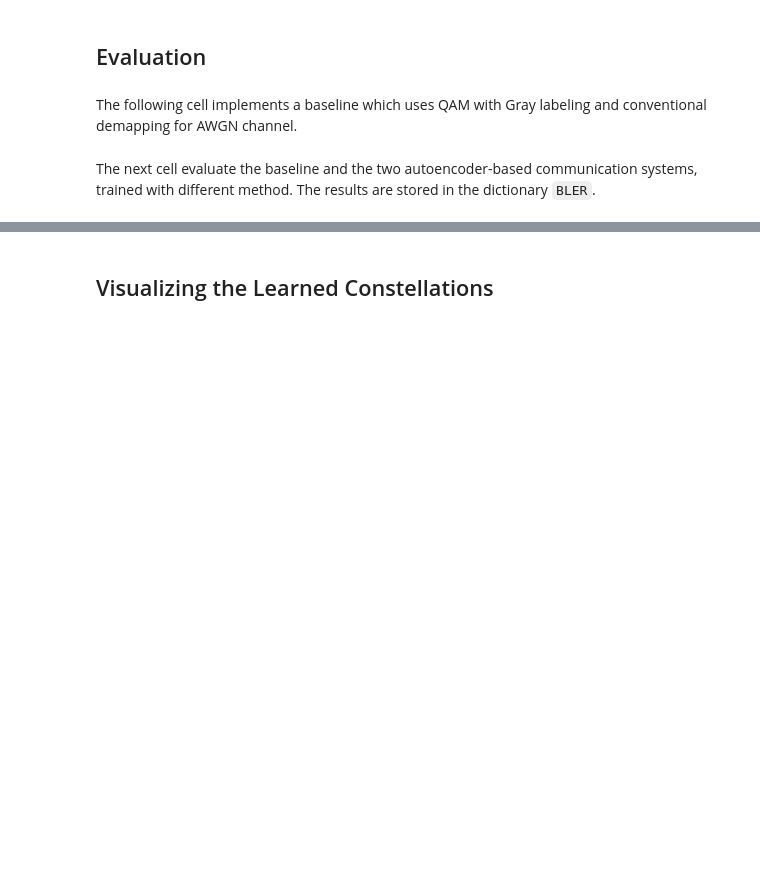
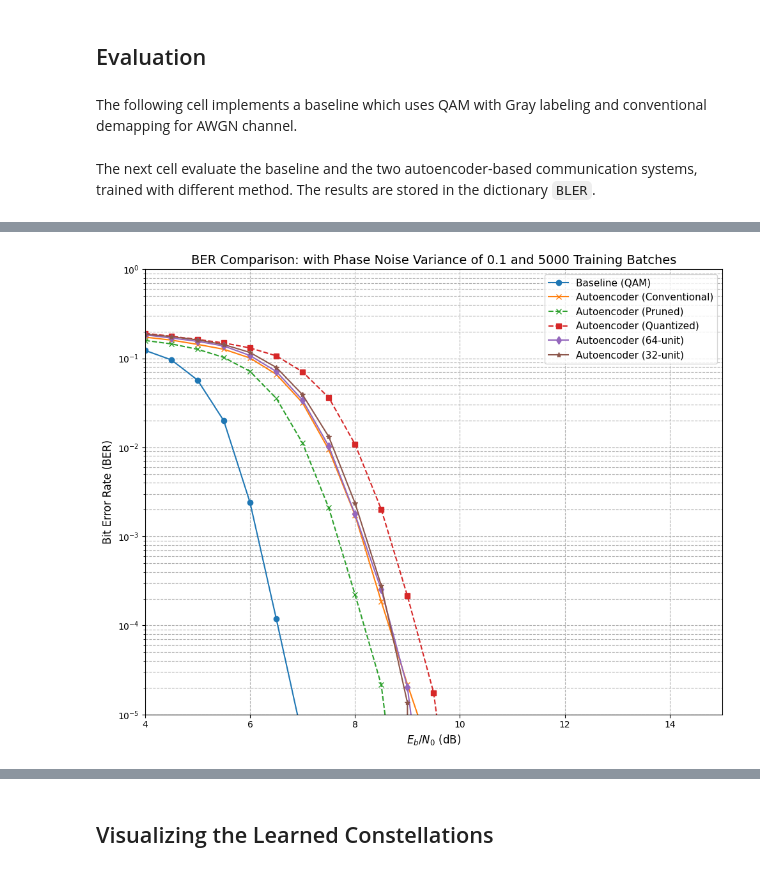
Before and after one commit to Joboreh97/Codes-that-function, a Jupyter notebook: tutorials/phy/phasenoise0.316stddev_5000batches.ipynb, the cells around one changed output, grey strips where cells are left out. Drawn from its saved outputs; the diff is of its cells as text; code cells hidden in the pictures; blank space fills up the shorter version.

```diff
--- a/tutorials/phy/phasenoise0.316stddev_5000batches.ipynb
+++ b/tutorials/phy/phasenoise0.316stddev_5000batches.ipynb
@@ -981,34 +1071,36 @@ with open(results_filename, 'wb') as f:
 import matplotlib.pyplot as plt
 
 plt.figure(figsize=(10, 8))
 
 # Baseline (e.g., QAM)
 plt.semilogy(ebno_dbs, BER['baseline'], 'o-', color='C0', label='Baseline (QAM)')
 
 # Autoencoder (conventional training)
 plt.semilogy(ebno_dbs, BER['autoencoder-conv'], 'x-', color='C1', label='Autoencoder (Conventional)')
 
 # Autoencoder (QAT-trained)
 plt.semilogy(ebno_dbs, BER['autoencoder-pruned'], 'x--', color='C2', label='Autoencoder (Pruned)')
 
 # Autoencoder (Post-Training Quantized)
 plt.semilogy(ebno_dbs, BER['autoencoder-quantized'], 's--', color='C3', label='Autoencoder (Quantized)')
 
 # Update your plot to include the 64-unit results
 plt.semilogy(ebno_dbs, BER['autoencoder-64unit'], 'd-', color='C4', label='Autoencoder (64-unit)')
 
 # Update your plot to include the 32-unit results
 plt.semilogy(ebno_dbs, BER['autoencoder-32unit'], '*-', color='C5', label='Autoencoder (32-unit)')
 
 plt.xlabel(r"$E_b/N_0$ (dB)", fontsize=12)
 plt.ylabel("Bit Error Rate (BER)", fontsize=12)
-plt.title("BER Comparison: with Phase Noise Variance of 0.01 and 5000 Training Batches", fontsize=14)
+plt.title("BER Comparison: with Phase Noise Variance of 0.1 and 5000 Training Batches", fontsize=14)
 plt.grid(True, which="both", linestyle='--', linewidth=0.8)
 plt.ylim((1e-5, 1.0))
 plt.xlim((ebno_db_min, ebno_db_max))
 plt.legend(fontsize=11)
 plt.tight_layout()
 plt.show()
+# %% [output]
+[figure, added]
 # %%
 print("Quantized model evaluation:")
 for layer in model_quantized.layers:
```
Also changed, not shown: parts of 14 cells of this notebook.
